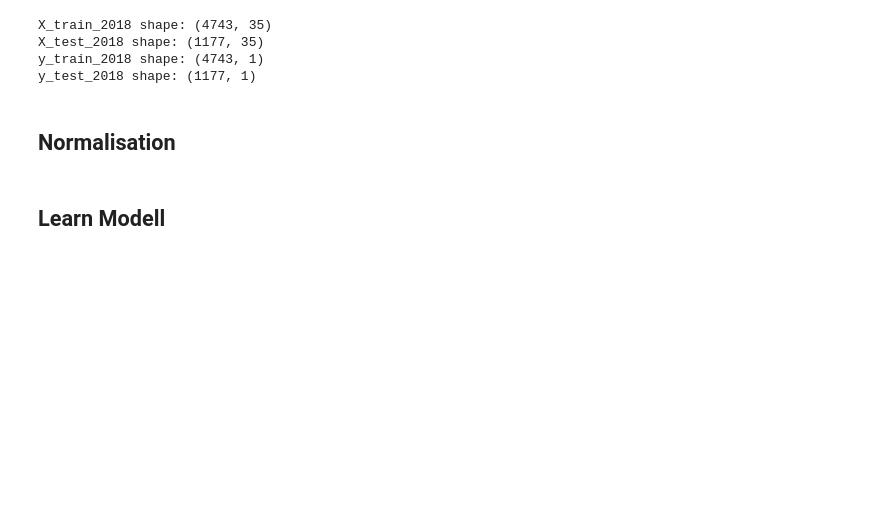
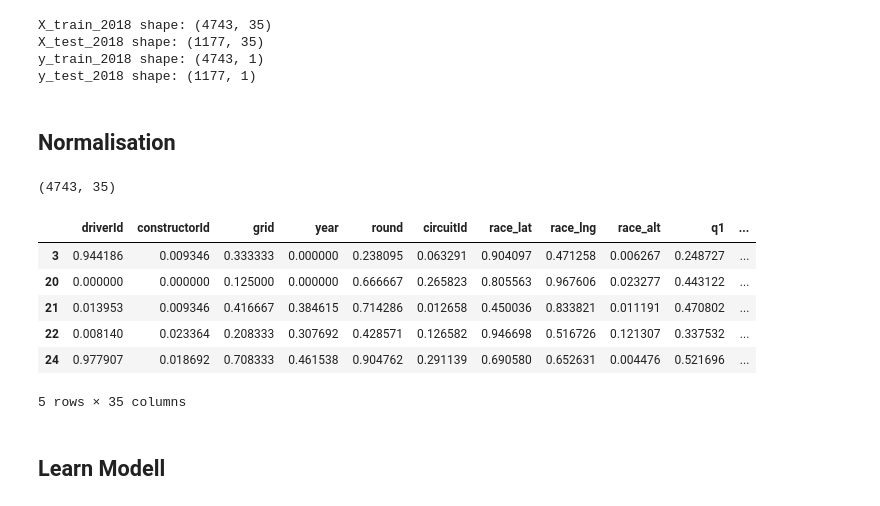
Before and after one commit to fengelnsbauer/ie500-data-mining-group7, a Jupyter notebook: src/model_learningV2.ipynb, the cells around one changed output. Cells and saved outputs as stored; diff of their text form; code cells hidden in the pictures; blank space fills up the shorter version.

```diff
--- a/src/model_learningV2.ipynb
+++ b/src/model_learningV2.ipynb
@@ -1551,6 +1572,20 @@ X_test_2011_scaled = pd.DataFrame(
 # Add the 'max_drivers' column back to the scaled data
 X_train_2011c = pd.concat([X_train_2011_scaled, max_drivers_train], axis=1)
 X_test_2011c = pd.concat([X_test_2011_scaled, max_drivers_test], axis=1)
+# %%
+X_train_2011c.shape
+# %% [output]
+(4743, 35)
+# %%
+X_train_2011c.head()
+# %% [output]
+|  | driverId | constructorId | grid | year | round | circuitId | race_lat | race_lng | race_alt | q1 | ... |
+| 3 | 0.944186 | 0.009346 | 0.333333 | 0.000000 | 0.238095 | 0.063291 | 0.904097 | 0.471258 | 0.006267 | 0.248727 | ... |
+| 20 | 0.000000 | 0.000000 | 0.125000 | 0.000000 | 0.666667 | 0.265823 | 0.805563 | 0.967606 | 0.023277 | 0.443122 | ... |
+| 21 | 0.013953 | 0.009346 | 0.416667 | 0.384615 | 0.714286 | 0.012658 | 0.450036 | 0.833821 | 0.011191 | 0.470802 | ... |
+| 22 | 0.008140 | 0.023364 | 0.208333 | 0.307692 | 0.428571 | 0.126582 | 0.946698 | 0.516726 | 0.121307 | 0.337532 | ... |
+| 24 | 0.977907 | 0.018692 | 0.708333 | 0.461538 | 0.904762 | 0.291139 | 0.690580 | 0.652631 | 0.004476 | 0.521696 | ... |
+5 rows × 35 columns
 # %% [markdown]
 ## Learn Modell
 # %% [markdown]
```
Also changed, not shown: parts of 10 cells of this notebook.
